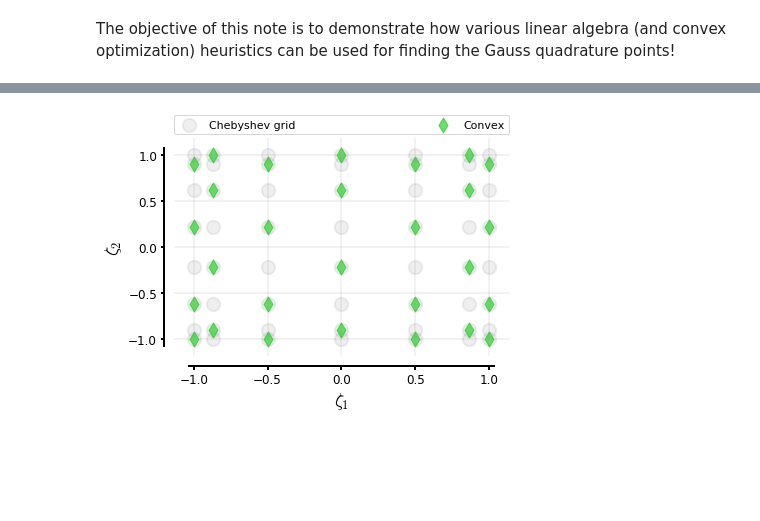
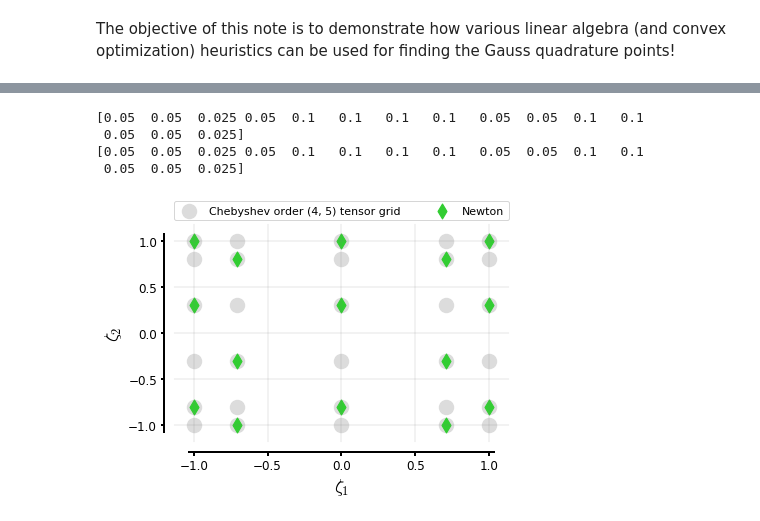
Before and after one commit to equadratures/equadratures, a Jupyter notebook: ipython-notebooks/padua_points.ipynb, the cells around one changed output, grey strips where cells are left out. Drawn from its saved outputs; the diff is of its cells as text; code cells hidden in the pictures; blank space fills up the shorter version.

```diff
--- a/ipython-notebooks/padua_points.ipynb
+++ b/ipython-notebooks/padua_points.ipynb
@@ -7,11 +9,12 @@ import numpy as np
 # %% [markdown]
 The objective of this note is to demonstrate how various linear algebra (and convex optimization) heuristics can be used for finding the Gauss quadrature points!
 # %%
-M = 5
-x1 = Parameter(param_type='Chebyshev', order=M, lower=-1., upper=1., Lobatto=True)
-x2 = Parameter(param_type='Chebyshev', order=M+1, lower=-1., upper=1., Lobatto=True)
-totalorder = Basis('Total order', [M, M+1])
+order_tensor = 4
+x1 = Parameter(distribution='Chebyshev', order=order_tensor, lower=-1., upper=1., endpoints=True)
+x2 = Parameter(distribution='Chebyshev', order=order_tensor+1, lower=-1., upper=1., endpoints=True)
+totalorder = Basis('Total order', [order_tensor, order_tensor])
 u = np.linspace(-1., 1., 100)
 P, _ = x1._getOrthoPoly(u)
 polynomialplot(P, u)
+print totalorder.cardinality
 # %% [output]
@@ -19,3 +23,4 @@ polynomialplot(P, u)
 # %%
-Polyobject = Polylsq(parameters=[x1, x2], basis=totalorder, mesh='tensor', optimization='newton', oversampling=1.0)
+Polyobject = Polylsq(parameters=[x1, x2], basis=totalorder, mesh='Tensor', optimization='Newton', oversampling=1.0)
 pfull, wfull = Polyobject.getTensorQuadratureRule()
+print np.sum(wfull)
@@ -38,15 +68,29 @@ print Polyobject.Az.shape
+# %%
+print np.diag(Polyobject.Wz)**2
+print Polyobject.quadratureWeights
+quad_pts = Polyobject.quadraturePoints
+P = Polyobject.getPolynomial(quad_pts)
+poly40 = P[totalorder.cardinality-1,:]
+poly04 = P[totalorder.cardinality-2,:]
+# %% [output]
+[0.05  0.05  0.025 0.05  0.1   0.1   0.1   0.1   0.05  0.05  0.1   0.1
+ 0.05  0.05  0.025]
+[0.05  0.05  0.025 0.05  0.1   0.1   0.1   0.1   0.05  0.05  0.1   0.1
+ 0.05  0.05  0.025]
 # %%
+label_cheby = 'Chebyshev order (%s, %s) tensor grid'%(order_tensor, order_tensor+1)
 fig = plt.figure()
 ax = fig.add_subplot(1,1,1)
-plt.scatter(pfull[:,0], pfull[:,1], marker='o', s=180, alpha=0.1, color='dimgrey',linewidth=2., label='Chebyshev grid')
-plt.scatter(Polyobject.pts[:,0], Polyobject.pts[:,1], marker='d', s=110, alpha=0.7, color='limegreen',linewidth=1.2, label='Convex')
+plt.scatter(pfull[:,0], pfull[:,1], marker='o', s=180,  color='gainsboro',linewidth=2., label=label_cheby)
+plt.scatter(Polyobject.quadraturePoints[:,0], Polyobject.quadraturePoints[:,1], marker='d', s=110,  color='limegreen',linewidth=1.2, label=Polyobject.optimization)
 adjust_spines(ax, ['left', 'bottom'])
 plt.grid(b=True, which='major', color='gray', linestyle='-', linewidth=0.2)
 plt.grid(b=True, which='minor', color='gray', linestyle='-', linewidth=0.2)
 plt.legend(bbox_to_anchor=(0., 1.02, 1., .102), loc=3,ncol=5, mode="expand", borderaxespad=0., fontsize=11)
 frame1 = plt.gca()
 plt.xlabel('$\zeta_1$')
 plt.ylabel('$\zeta_2$')
+plt.savefig('Points.eps', dpi=200, bbox_inches='tight', pad_inches=0.1)
 plt.show()
 # %% [output]
-[figure, old version]
+[figure, new version]
```
Also changed, not shown: parts of 7 cells of this notebook, 12 other files.
